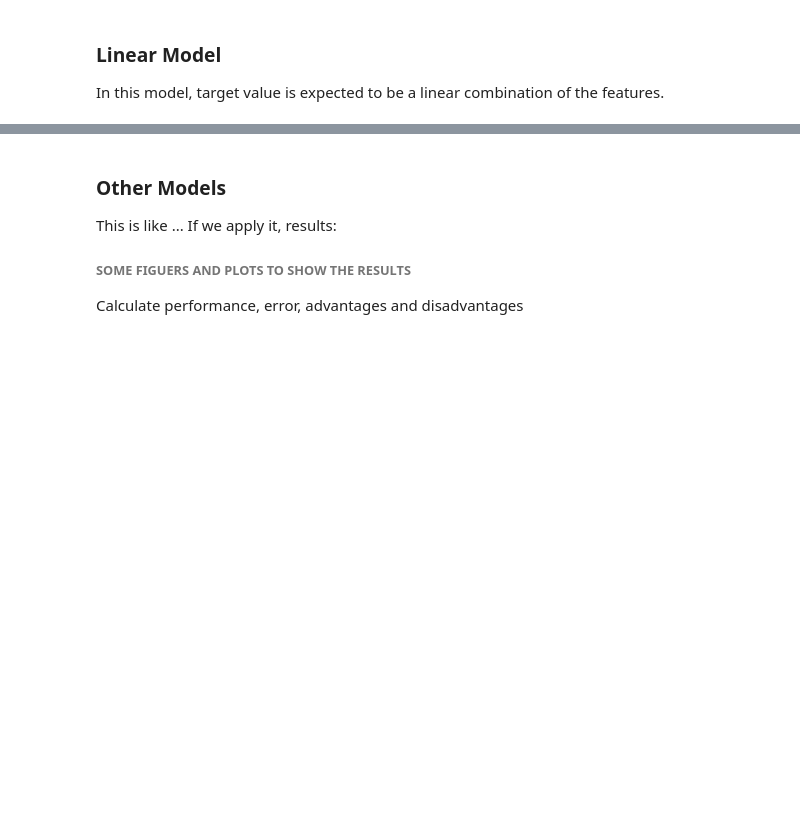
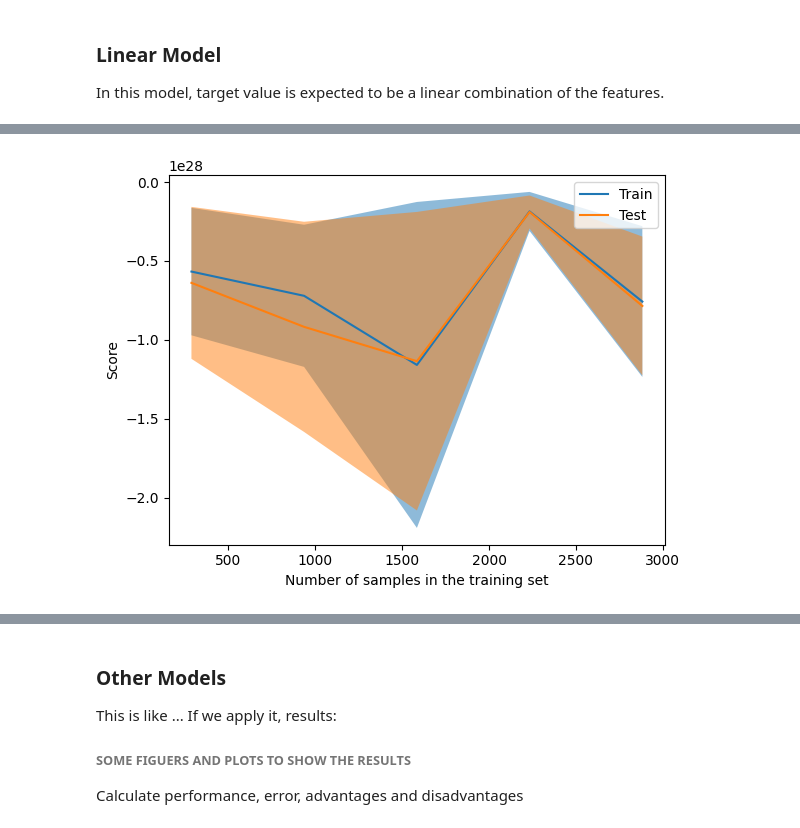
Before and after one commit to fraxea/weather, a Jupyter notebook: report.ipynb, the cells around one changed output, grey strips where cells are left out. Drawn from its saved outputs; the diff is of its cells as text; code cells hidden in the pictures; blank space fills up the shorter version.

Commit message:
complete linear model

```diff
--- a/report.ipynb
+++ b/report.ipynb
@@ -140,0 +91,4 @@ pd.DataFrame(linear_reg.coef_[0], columns=FEATURES, index=["Coefficients"])
+# %%
+accuracy_table = linear_model(X, y)
+# %% [output]
+[figure, added]
```
Also changed, not shown: parts of 13 cells of this notebook, 1 other file.
